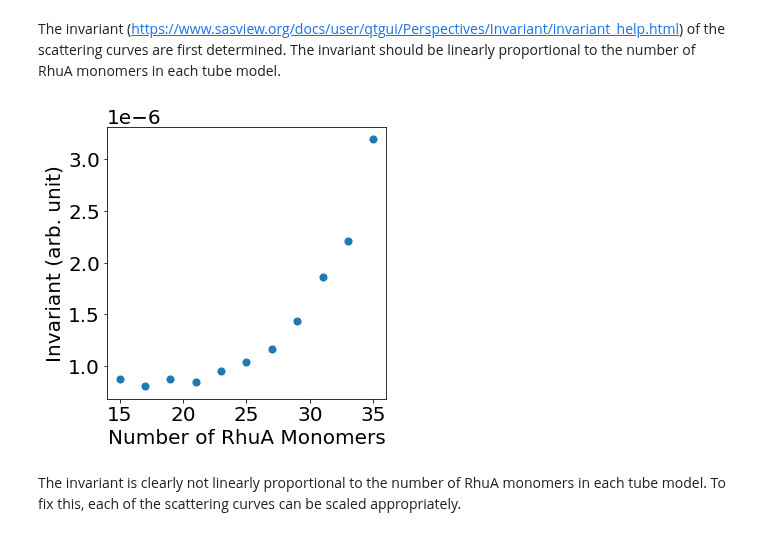
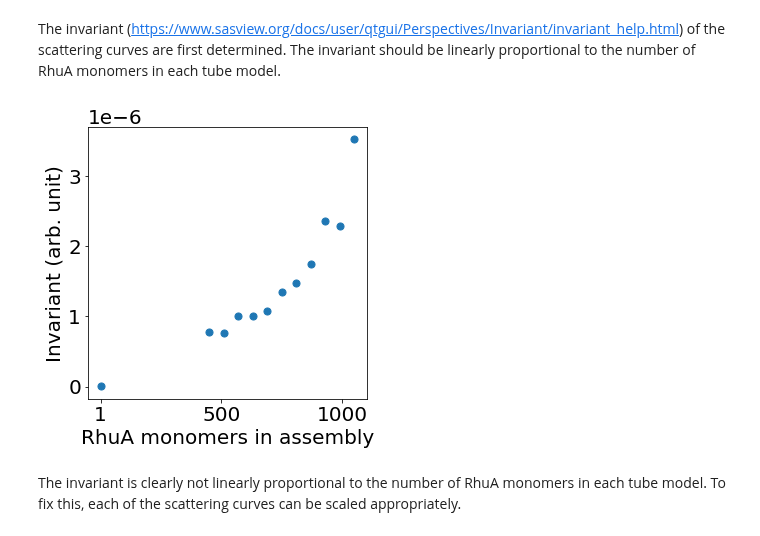
Before and after one commit to pozzo-research-group/MC-DFM, a Jupyter notebook: Notebooks/RhuA Tubes Fitting Experimental Data.ipynb, the cells around one changed output. Saved outputs shown, nothing was run; the diff lists cells and outputs as text; code cells hidden in the pictures.

```diff
--- a/Notebooks/RhuA Tubes Fitting Experimental Data.ipynb
+++ b/Notebooks/RhuA Tubes Fitting Experimental Data.ipynb
@@ -73,16 +68,20 @@ invariant_array = np.array(invariant_list)
+# %%
+# The invariant was calculated with sasmodels
+invariant_array_sasmodels = np.array([4.18e-9, 9.26e-7, 9.07e-7, 1.20e-6, 1.20e-6, 1.29e-6, 1.61e-6, 1.76e-6, 2.08e-6, 2.81e-6, 2.72e-6, 4.19e-6])
 # %%
 plt.rcParams.update({'font.size': 20})
 plt.subplots(figsize=(5,5))
 spheres = np.array([1/30*1600,15,17,19,21,23,25,27,29,31,33,35])*30
-#plt.plot(spheres[1:], invariant_array[1:], linewidth=3, marker='o')
-plt.scatter(spheres[1:]/30, invariant_array[1:], s=50)
-plt.xlabel('Number of RhuA Monomers')
+spheres_ = np.array([1/30,15,17,19,21,23,25,27,29,31,33,35])*30
+plt.scatter(spheres_, invariant_array_sasmodels*7e-1*1.2, s=50)
+plt.xlabel('RhuA monomers in assembly')
 plt.ylabel('Invariant (arb. unit)')
-plt.xticks([15, 20, 25, 30, 35])
-#plt.savefig('../Images/RhuA/Invariant_Before.png', dpi=600, bbox_inches="tight")
+plt.xticks([1, 500, 1000])
+#plt.savefig('../Images/RhuA/Invariant_Before_with_sasmodels.png', dpi=600, bbox_inches="tight")
+#plt.legend(fontsize=12)
 plt.show()
 # %% [output]
-[figure, old version]
+[figure, new version]
 # %% [markdown]
 The invariant is clearly not linearly proportional to the number of RhuA monomers in each tube model. To fix this, each of the scattering curves can be scaled appropriately.
 # %%
```
Also changed, not shown: parts of 9 cells of this notebook.
